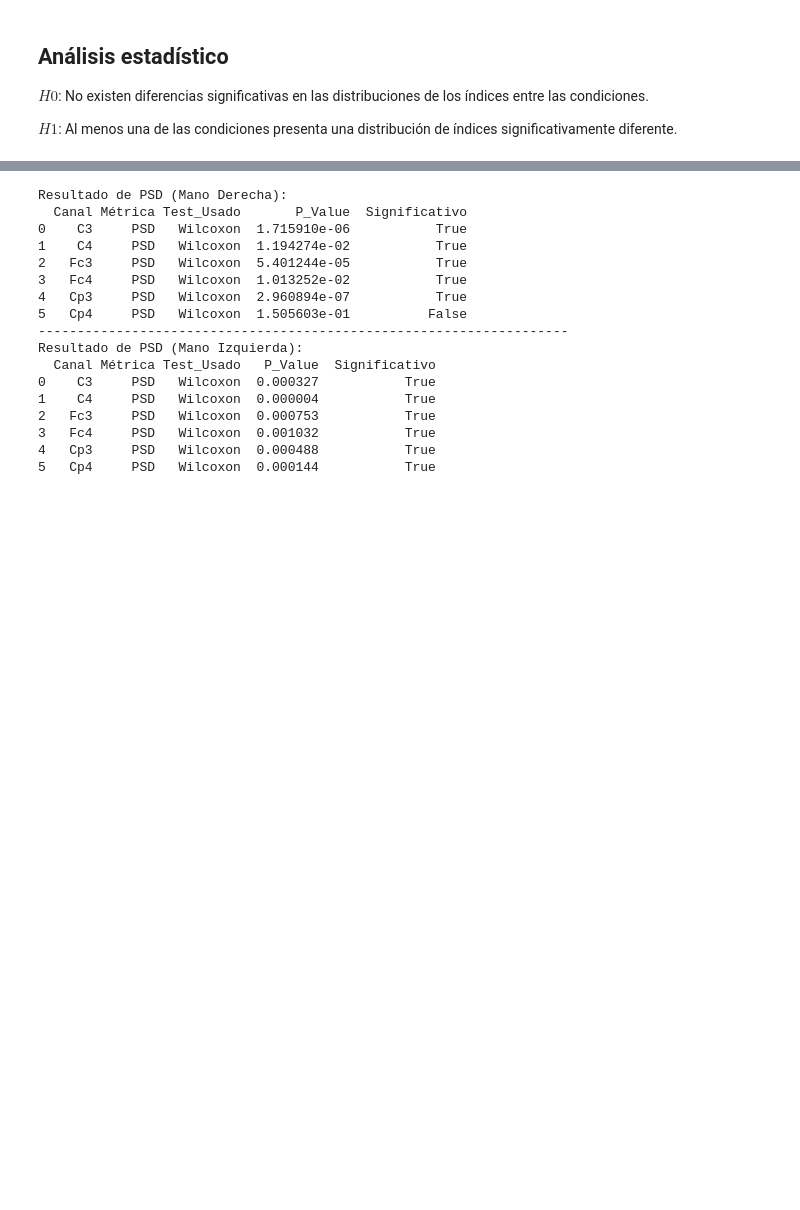
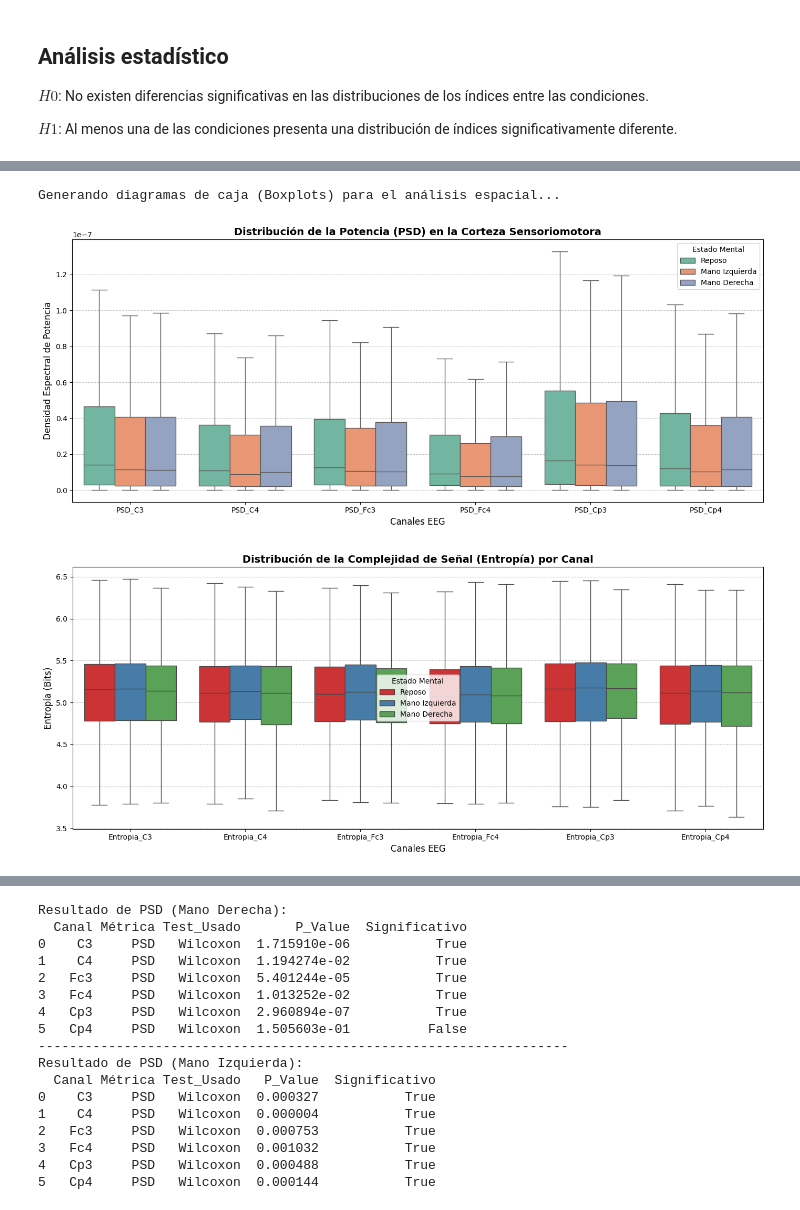
Before and after one commit to PaulaCCano/lab_Biosenales, a Jupyter notebook: proyecto_2.ipynb, the cells around one changed output, grey strips where cells are left out. Saved outputs shown, nothing was run; the diff lists cells and outputs as text; code cells hidden in the pictures; blank space fills up the shorter version.

```diff
--- a/proyecto_2.ipynb
+++ b/proyecto_2.ipynb
@@ -332,0 +276,49 @@ Passing `palette` without assigning `hue` is deprecated and will be removed in v
+# %%
+import matplotlib.pyplot as plt
+import seaborn as sns
+
+print("Generando diagramas de caja (Boxplots) para el análisis espacial...")
+
+# 1. Definir los canales que queremos observar
+canales_psd = ['PSD_C3', 'PSD_C4', 'PSD_Fc3', 'PSD_Fc4', 'PSD_Cp3', 'PSD_Cp4']
+canales_entropia = ['Entropia_C3', 'Entropia_C4', 'Entropia_Fc3', 'Entropia_Fc4', 'Entropia_Cp3', 'Entropia_Cp4']
+
+# ==========================================
+# GRÁFICA 1: DENSIDAD ESPECTRAL DE POTENCIA
+# ==========================================
+# Transformar el dataframe a formato largo (ideal para agrupar en Seaborn)
+df_psd_melt = df_bci.melt(id_vars=['Condicion'], value_vars=canales_psd,
+                          var_name='Canal', value_name='Potencia (PSD)')
+
+plt.figure(figsize=(14, 6))
+sns.boxplot(data=df_psd_melt, x='Canal', y='Potencia (PSD)', hue='Condicion',
+            palette='Set2', showfliers=False)
+plt.title('Distribución de la Potencia (PSD) en la Corteza Sensoriomotora', fontsize=14, fontweight='bold')
+plt.ylabel('Densidad Espectral de Potencia', fontsize=12)
+plt.xlabel('Canales EEG', fontsize=12)
+plt.legend(title='Estado Mental')
+plt.grid(axis='y', linestyle='--', alpha=0.7)
+plt.tight_layout()
+plt.show()
+
+# ==========================================
+# GRÁFICA 2: ENTROPÍA DE SHANNON
+# ==========================================
+# Transformar el dataframe a formato largo para la entropía
+df_ent_melt = df_bci.melt(id_vars=['Condicion'], value_vars=canales_entropia,
+                          var_name='Canal', value_name='Entropía de Shannon')
+
+plt.figure(figsize=(14, 6))
+sns.boxplot(data=df_ent_melt, x='Canal', y='Entropía de Shannon', hue='Condicion',
+            palette='Set1', showfliers=False)
+plt.title('Distribución de la Complejidad de Señal (Entropía) por Canal', fontsize=14, fontweight='bold')
+plt.ylabel('Entropía (Bits)', fontsize=12)
+plt.xlabel('Canales EEG', fontsize=12)
+plt.legend(title='Estado Mental')
+plt.grid(axis='y', linestyle='--', alpha=0.7)
+plt.tight_layout()
+plt.show()
+# %% [output]
+Generando diagramas de caja (Boxplots) para el análisis espacial...
+[figure, added]
+[figure, added]
```
Also changed, not shown: parts of 7 cells of this notebook.
